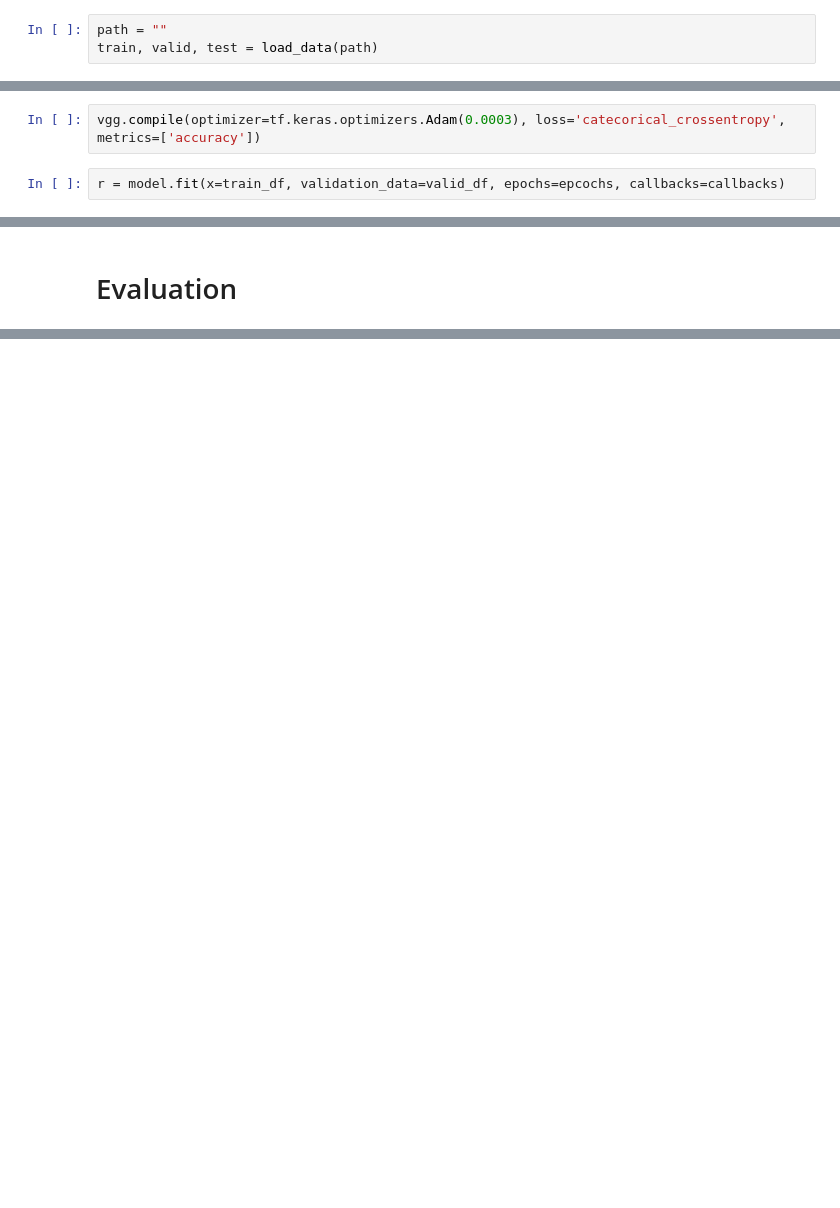
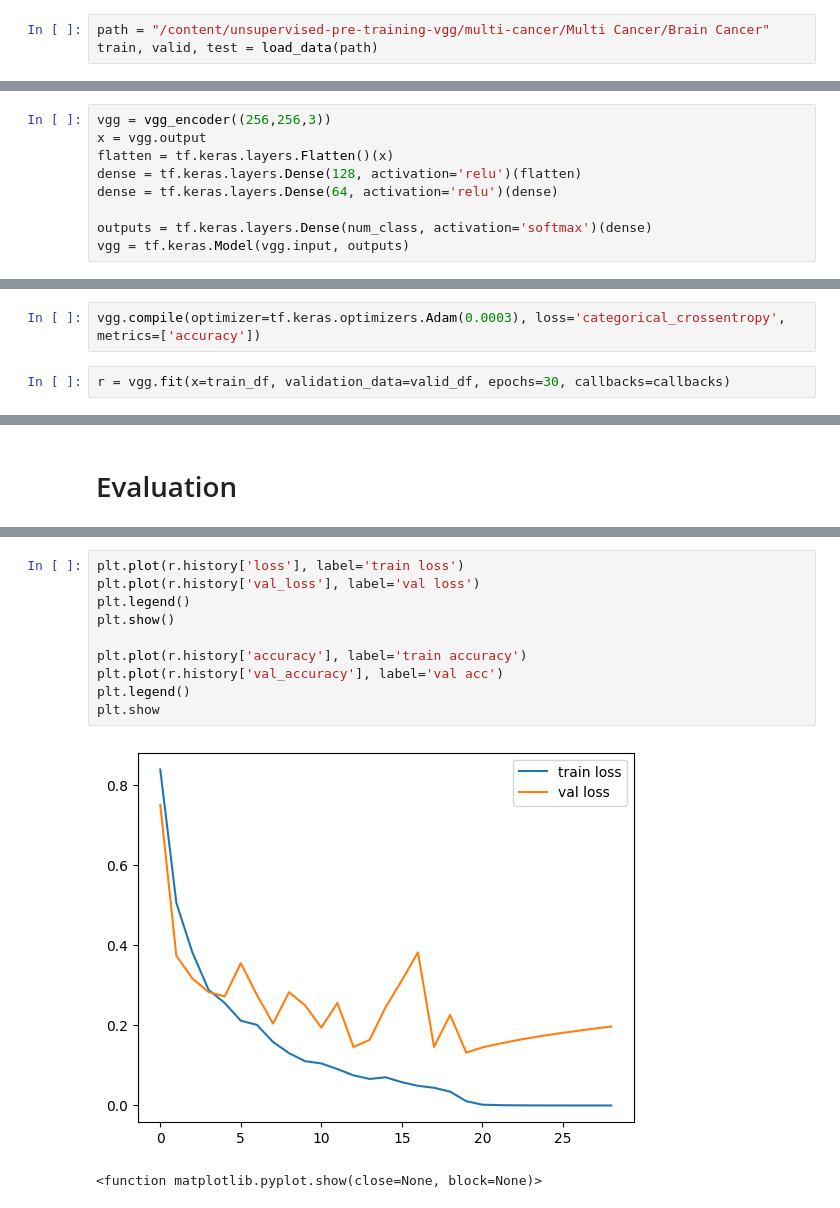
Before and after one commit to MorningStarTM/unsupervised-pre-training-vgg, a Jupyter notebook: notebooks/vgg_training.ipynb, the cells around one changed output, grey strips where cells are left out. Drawn from its saved outputs; the diff is of its cells as text; blank space fills up the shorter version.

Commit message:
vgg trained for brain tumor classification

```diff
--- a/notebooks/vgg_training.ipynb
+++ b/notebooks/vgg_training.ipynb
@@ -26,5 +77,5 @@ csv_path = "models\\brain_tumor_2.csv"
 # %%
-path = ""
+path = "/content/unsupervised-pre-training-vgg/multi-cancer/Multi Cancer/Brain Cancer"
 train, valid, test = load_data(path)
 # %%
 print(f"Train:{len(train)} - Valid: {len(valid)} - Test:{len(test)}")
@@ -45,0 +101,9 @@ vgg = vgg_encoder((256,256,3))
+# %%
+vgg = vgg_encoder((256,256,3))
+x = vgg.output
+flatten = tf.keras.layers.Flatten()(x)
+dense = tf.keras.layers.Dense(128, activation='relu')(flatten)
+dense = tf.keras.layers.Dense(64, activation='relu')(dense)
+
+outputs = tf.keras.layers.Dense(num_class, activation='softmax')(dense)
+vgg = tf.keras.Model(vgg.input, outputs)
@@ -51,6 +135,6 @@ callbacks = [
     EarlyStopping(monitor='val_loss', patience=9, verbose=1, restore_best_weights=True)
 ]
 # %%
-vgg.compile(optimizer=tf.keras.optimizers.Adam(0.0003), loss='catecorical_crossentropy', metrics=['accuracy'])
+vgg.compile(optimizer=tf.keras.optimizers.Adam(0.0003), loss='categorical_crossentropy', metrics=['accuracy'])
 # %%
-r = model.fit(x=train_df, validation_data=valid_df, epochs=epcochs, callbacks=callbacks)
+r = vgg.fit(x=train_df, validation_data=valid_df, epochs=30, callbacks=callbacks)
@@ -60,0 +175,13 @@ batch_prediction(model_path, test_df, test)
+# %%
+plt.plot(r.history['loss'], label='train loss')
+plt.plot(r.history['val_loss'], label='val loss')
+plt.legend()
+plt.show()
+
+plt.plot(r.history['accuracy'], label='train accuracy')
+plt.plot(r.history['val_accuracy'], label='val acc')
+plt.legend()
+plt.show
+# %% [output]
+[figure, added]
+<function matplotlib.pyplot.show(close=None, block=None)>
```
Also changed, not shown: parts of 16 cells of this notebook.
